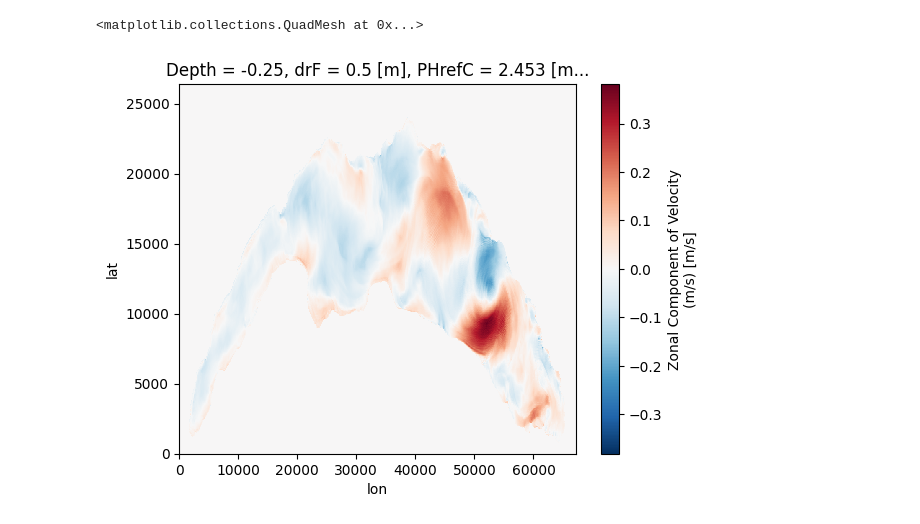
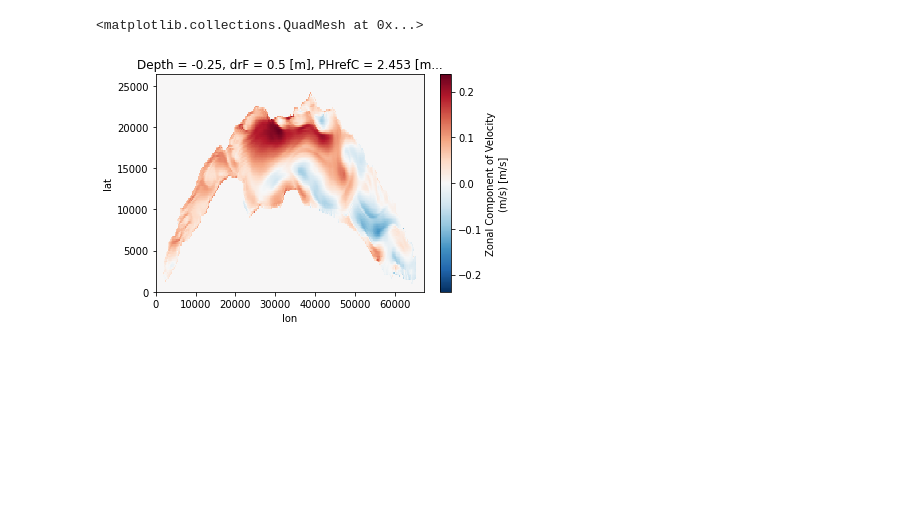
Before and after one commit to leroquan/eddytools, a Jupyter notebook: run_eddytools_nencioli.ipynb, the cells around one changed output. Saved outputs shown, nothing was run; the diff lists cells and outputs as text; code cells hidden in the pictures; blank space fills up the shorter version.

```diff
--- a/run_eddytools_nencioli.ipynb
+++ b/run_eddytools_nencioli.ipynb
@@ -11,14 +13,24 @@ outputpath = 'C:\\Users\\leroquan\\Documents\\python\\eddytools\\workspace\\nenc
 # %%
 # load data
-dt = 4.
-data = xm.open_mdsdataset(datapath, delta_t=dt,
-                            ignore_unknown_vars=True, grid_dir=gridpath,
-                            geometry="cartesian", calendar="standard", ref_date="2021-07-26 0:0:0",
-                            prefix="3Dsnaps", endian='<')
+dt = 4.0
+data = xm.open_mdsdataset(
+    datapath,
+    delta_t=dt,
+    ignore_unknown_vars=True,
+    grid_dir=gridpath,
+    geometry="cartesian",
+    calendar="standard",
+    ref_date=ref_date,
+    prefix="3Dsnaps",
+    endian="<",
+)
 # %%
-start_date_analysis = np.datetime64('2021-09-09T20:30:00.000000000')
-end_date_analysis = np.datetime64('2021-09-10T00:30:00.000000000')
+str_start_time = "2023-12-24T00:30:00.000000000"
+str_end_time = "2023-12-25T00:30:00.000000000"
+
+start_date_analysis = np.datetime64(str_start_time)
+end_date_analysis = np.datetime64(str_end_time)
 
 data_cropped = data.sel(time=slice(start_date_analysis, end_date_analysis))
-data_cropped = data_cropped.isel(Z=[0,1])
+data_cropped = data_cropped.isel(Z=[0, 1])
 # %%
@@ -26,6 +38,14 @@ data_cropped["SPEED"] = np.sqrt(data_cropped["UVEL"]**2 + data_cropped["VVEL"]**
 # %%
-VVEL_new = data_cropped["VVEL"].rename({"YG": "lat", "XC": "lon", "Z": "Depth"}).assign_coords(lat=data_cropped["YC"].values)
-UVEL_new = data_cropped["UVEL"].rename({"XG": "lon", "YC": "lat", "Z": "Depth"}).assign_coords(lon=data_cropped["XC"].values)
+VVEL_new = (
+    data_cropped["VVEL"]
+    .rename({"YG": "lat", "XC": "lon", "Z": "Depth"})
+    .assign_coords(lat=data_cropped["YC"].values)
+)
+UVEL_new = (
+    data_cropped["UVEL"]
+    .rename({"XG": "lon", "YC": "lat", "Z": "Depth"})
+    .assign_coords(lon=data_cropped["XC"].values)
+)
 
 data_aligned = xr.Dataset(
     {
@@ -35,10 +55,10 @@ data_aligned = xr.Dataset(
     coords={
         "lon": data_cropped["XC"].values,
         "lat": data_cropped["YC"].values,
-        "Depth": data_cropped['Z'].values
+        "Depth": data_cropped["Z"].values,
     },
 )
 
-data_aligned["SPEED"] = np.sqrt(data_aligned["UVEL"]**2 + data_aligned["VVEL"]**2)
+data_aligned["SPEED"] = np.sqrt(data_aligned["UVEL"] ** 2 + data_aligned["VVEL"] ** 2)
 # %%
 # Specify parameters for eddy detection
@@ -87,5 +125,5 @@ detection at time step  5  of  5
 # %%
-data_aligned['UVEL'].isel(time=0, Depth=0).plot()
+data_aligned["UVEL"].isel(time=-1, Depth=0).plot()
 # %% [output]
 <matplotlib.collections.QuadMesh at 0x...>
-[figure, old version]
+[figure, new version]
```
Also changed, not shown: parts of 5 cells of this notebook, 3 other files.
